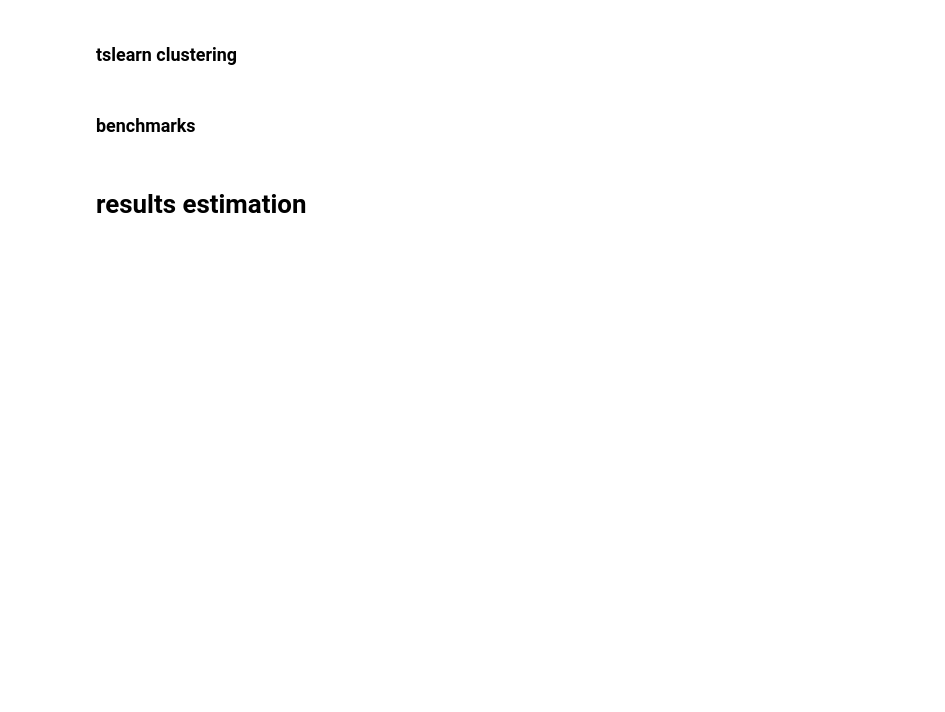
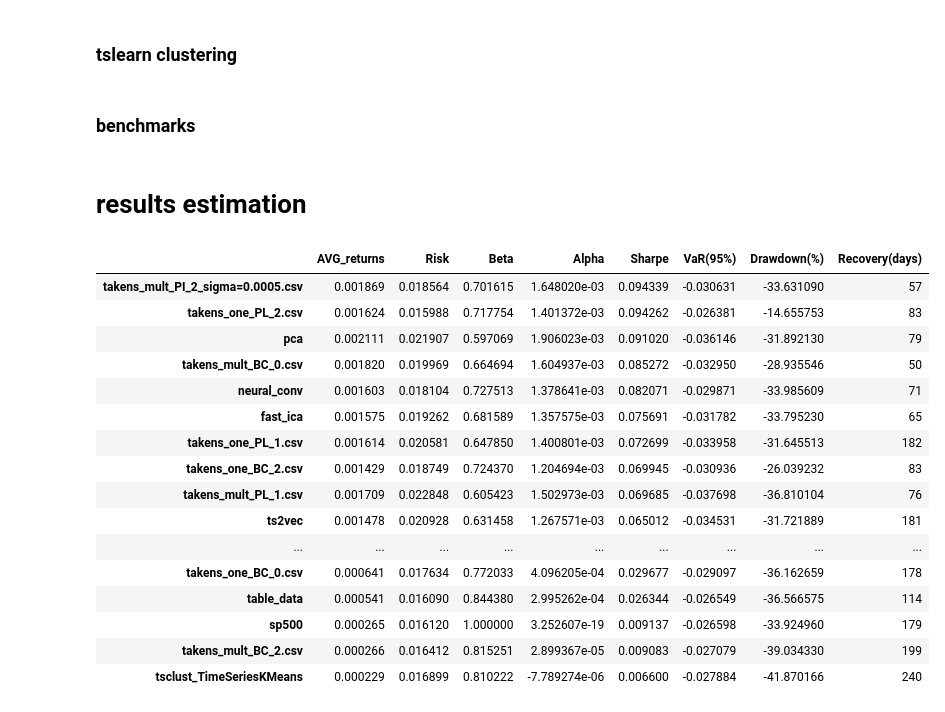
Before and after one commit to petrsokerin/Stock_clustering_3, a Jupyter notebook: Minimum pipeline.ipynb, the cells around one changed output. Cells and saved outputs as stored; diff of their text form; code cells hidden in the pictures; blank space fills up the shorter version.

```diff
--- a/Minimum pipeline.ipynb
+++ b/Minimum pipeline.ipynb
@@ -363,7 +422,7 @@ emb_dict['tsfresh'] = features_filtered  # n_instances x output_dims
 # %%
 from ts2vec.ts2vec import TS2Vec
 
-data = np.expand_dims(df_pct.values.T, axis=2)
+data = np.expand_dims(df_pct_train.values.T, axis=2)
 
 # Train a TS2Vec model
 model = TS2Vec(
@@ -490,8 +538,8 @@ None
 # %%
 from tslearn.clustering import TimeSeriesKMeans, KernelKMeans, KShape
 # %%
-tslearn_models = { 'TimeSeriesKMeans' : TimeSeriesKMeans(n_clusters=11, metric="dtw", max_iter=5, random_state=0),
-                  'KernelKMeans' : KernelKMeans(n_clusters=11, kernel="gak", random_state=0),
+tslearn_models = {'TimeSeriesKMeans' : TimeSeriesKMeans(n_clusters=11, metric="dtw", random_state=0, n_jobs=4),
+                  # 'KernelKMeans' : KernelKMeans(n_clusters=11, kernel="gak", random_state=0),
                   'KShape' : KShape(n_clusters=11, n_init=1, random_state=0)
                  }
 
@@ -531,7 +579,7 @@ for model_name, model in tqdm(tslearn_models.items()):
     weights_all, return_portfolio, cluster_metrics = general_pipeline(
         df_pct,
         df_market,
-        embedding_data=df.drop(['sector'], axis=1).values,
+        embedding_data=df_original_train.T.values,
         clust_params=clust_params,
         selection_params=selection_params,
         backtesting_params=backtesting_params)
@@ -606,6 +654,24 @@ def calc_metrics(port_df, df_market, riskfree_rate, port_name='Markovitz'):
     return result_df
 # %%
 all_metrics = calc_metrics(port_df, df_market, riskfree_rate)
-all_metrics
+all_metrics.sort_values('Sharpe', ascending=False)
+# %% [output]
+|  | AVG_returns | Risk | Beta | Alpha | Sharpe | VaR(95%) | Drawdown(%) | Recovery(days) |
+| takens_mult_PI_2_sigma=0.0005.csv | 0.001869 | 0.018564 | 0.701615 | 1.648020e-03 | 0.094339 | -0.030631 | -33.631090 | 57 |
+| takens_one_PL_2.csv | 0.001624 | 0.015988 | 0.717754 | 1.401372e-03 | 0.094262 | -0.026381 | -14.655753 | 83 |
+| pca | 0.002111 | 0.021907 | 0.597069 | 1.906023e-03 | 0.091020 | -0.036146 | -31.892130 | 79 |
+| takens_mult_BC_0.csv | 0.001820 | 0.019969 | 0.664694 | 1.604937e-03 | 0.085272 | -0.032950 | -28.935546 | 50 |
+| neural_conv | 0.001603 | 0.018104 | 0.727513 | 1.378641e-03 | 0.082071 | -0.029871 | -33.985609 | 71 |
+| fast_ica | 0.001575 | 0.019262 | 0.681589 | 1.357575e-03 | 0.075691 | -0.031782 | -33.795230 | 65 |
+| takens_one_PL_1.csv | 0.001614 | 0.020581 | 0.647850 | 1.400801e-03 | 0.072699 | -0.033958 | -31.645513 | 182 |
+| takens_one_BC_2.csv | 0.001429 | 0.018749 | 0.724370 | 1.204694e-03 | 0.069945 | -0.030936 | -26.039232 | 83 |
+| takens_mult_PL_1.csv | 0.001709 | 0.022848 | 0.605423 | 1.502973e-03 | 0.069685 | -0.037698 | -36.810104 | 76 |
+| ts2vec | 0.001478 | 0.020928 | 0.631458 | 1.267571e-03 | 0.065012 | -0.034531 | -31.721889 | 181 |
+| ... | ... | ... | ... | ... | ... | ... | ... | ... |
+| takens_one_BC_0.csv | 0.000641 | 0.017634 | 0.772033 | 4.096205e-04 | 0.029677 | -0.029097 | -36.162659 | 178 |
+| table_data | 0.000541 | 0.016090 | 0.844380 | 2.995262e-04 | 0.026344 | -0.026549 | -36.566575 | 114 |
+| sp500 | 0.000265 | 0.016120 | 1.000000 | 3.252607e-19 | 0.009137 | -0.026598 | -33.924960 | 179 |
+| takens_mult_BC_2.csv | 0.000266 | 0.016412 | 0.815251 | 2.899367e-05 | 0.009083 | -0.027079 | -39.034330 | 199 |
+| tsclust_TimeSeriesKMeans | 0.000229 | 0.016899 | 0.810222 | -7.789274e-06 | 0.006600 | -0.027884 | -41.870166 | 240 |
 # %%
 cluster_metrics_df = cluster_metrics_df.rename(index=dict(zip(list(range(3)), ['DB', 'HC', 'Sil']))).T
```
Also changed, not shown: parts of 16 cells of this notebook, 34 other files.
